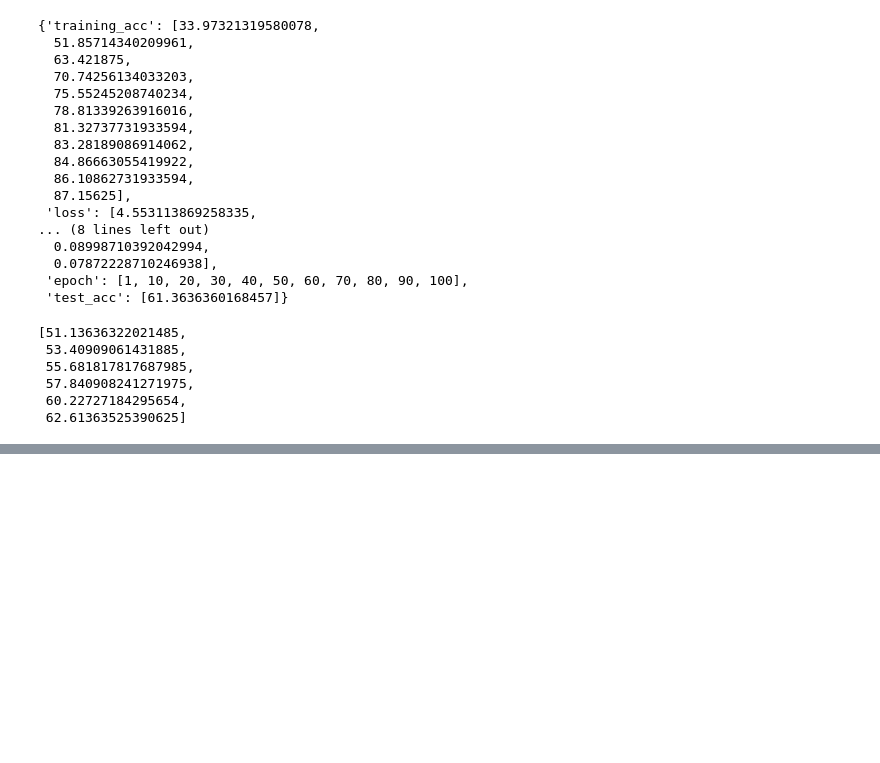
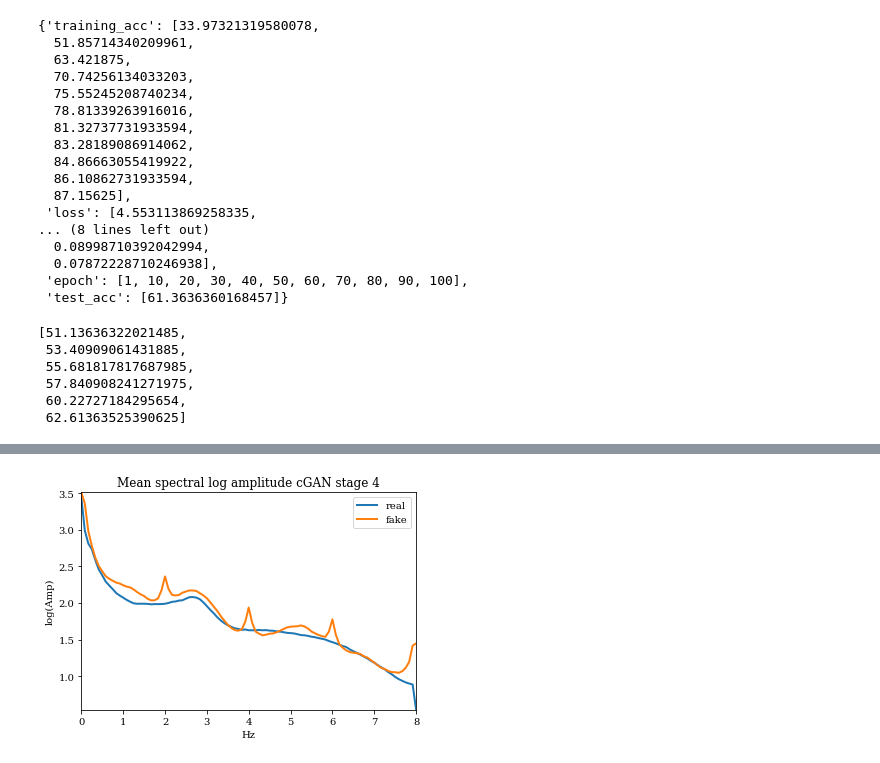
Before and after one commit to Samuel-Boehm/EEG-GAN, a Jupyter notebook: EEG_GAN_Notebook.ipynb, the cells around one changed output, grey strips where cells are left out. Drawn from its saved outputs; the diff is of its cells as text; code cells hidden in the pictures; blank space fills up the shorter version.

```diff
--- a/EEG_GAN_Notebook.ipynb
+++ b/EEG_GAN_Notebook.ipynb
@@ -3,6 +3,12 @@
 # %%
 %load_ext autoreload
 %autoreload 2
+import matplotlib.pyplot as plt
+
+plt.rcParams.update({
+    "font.family": "serif",  # use serif/main font for text elements
+})
+
 import sys
 import os
 import mne
@@ -15,7 +21,6 @@ from scipy import linalg
 from scipy import signal
 import pandas as pd
 import numpy as np
-import matplotlib.pyplot as plt
 
 
 sys.path.append('/home/samuelboehm/boehms/eeg-gan/EEG-GAN/EEG-GAN/')
@@ -1307,0 +1092,26 @@ plt.imshow(corr[:21, :21])
+# %%
+def spectral_plot(X_real: np.ndarray, X_fake: np.ndarray, fs, axes=None, l1='first', l2='second', title ="Mean spectral log amplitude whitened stage 4" ):#
+    '''plots amplitude spectrum'''
+    n_samples = X_real.shape[2]
+    freqs = np.fft.rfftfreq(n_samples, 1. / fs)
+    amps_real = compute_spectral_amplitude(X_real, axis=2)
+    amps_real_mean = amps_real.mean(axis=(0, 1)).squeeze()
+    amps_fake = compute_spectral_amplitude(X_fake, axis=2)
+    amps_fake_mean = amps_fake.mean(axis=(0, 1)).squeeze()
+    labeled_plot(freqs,
+                      [amps_real_mean, amps_fake_mean],
+                      [l1, l2],
+                      title, "Hz", "log(Amp)", axes)
+# %%
+real, fake =  create_balanced_datasets('/home/samuelboehm/boehms/eeg-gan/EEG-GAN/Data/Results/Thesis/cGAN',
+                                        '/home/samuelboehm/boehms/eeg-gan/EEG-GAN/Data/Data/Thesis/',
+                                        'whitened',
+                                        3,
+                                        None,
+                                        False,
+                                        3000)
+# %%
+title ="Mean spectral log amplitude cGAN stage 4"
+spectral_plot(real.X, fake.X, 16, l1 = 'real', l2 = 'fake', title = title)
+# %% [output]
+[figure, added]
```
Also changed, not shown: parts of 30 cells of this notebook, 1 other file.
